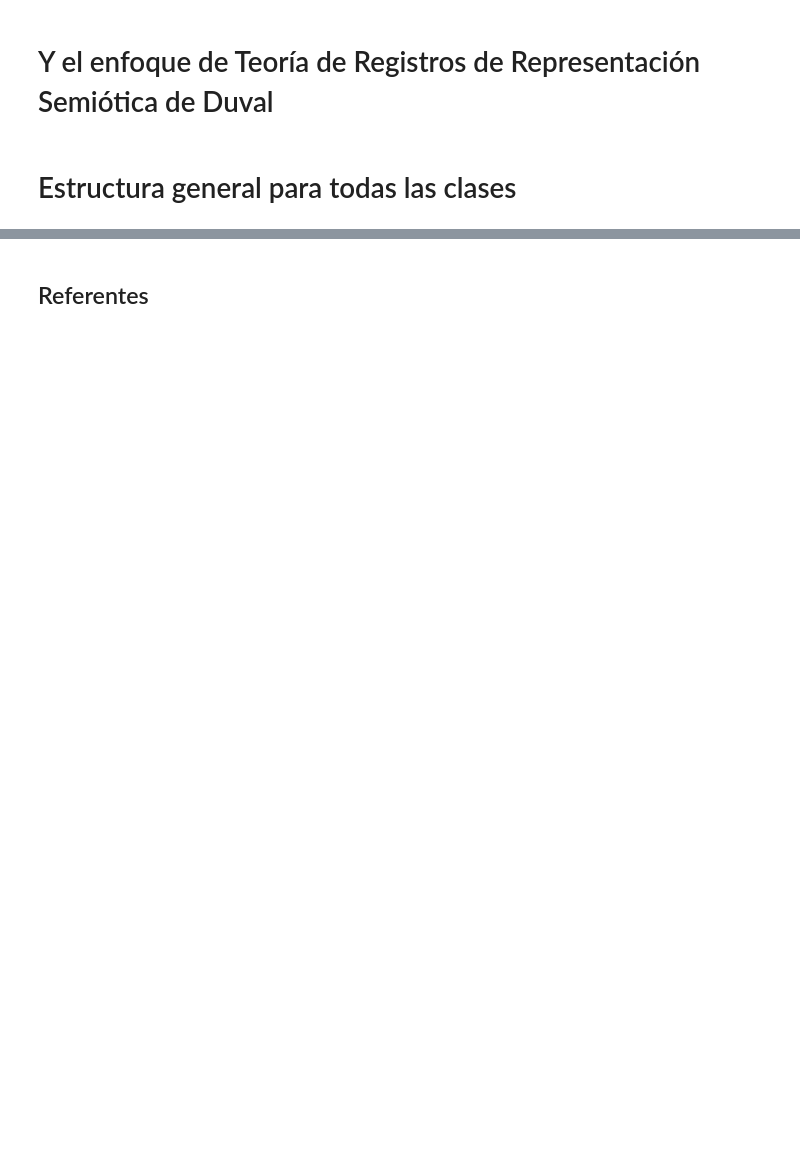
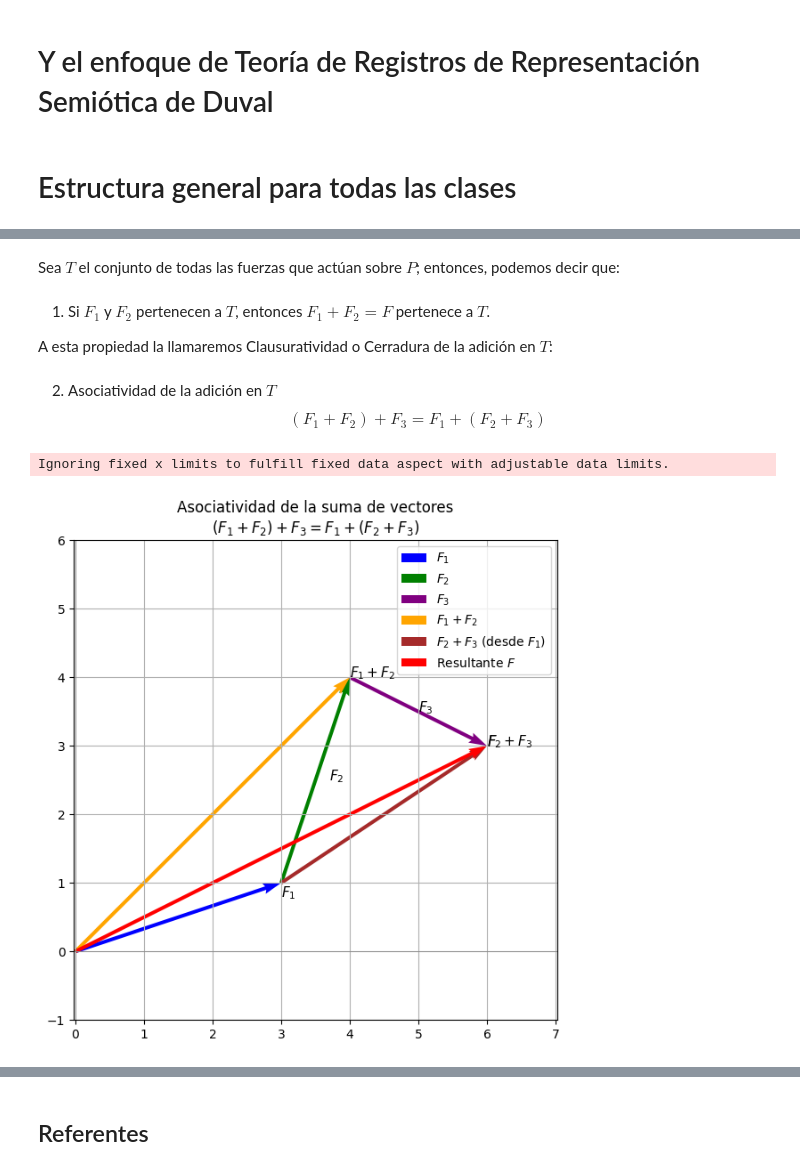
Before and after one commit to marco-canas/linear_algebra, a Jupyter notebook: 3_clases_segun_clara_mejia_laverde/1_cap/1_modulo/1_modulo.ipynb, the cells around one changed output, grey strips where cells are left out. Cells and saved outputs as stored; diff of their text form; code cells hidden in the pictures; blank space fills up the shorter version.

```diff
--- a/3_clases_segun_clara_mejia_laverde/1_cap/1_modulo/1_modulo.ipynb
+++ b/3_clases_segun_clara_mejia_laverde/1_cap/1_modulo/1_modulo.ipynb
@@ -162,0 +249,79 @@ Esta clase la debes diseñar de acuerdo a las siguientes 4 directivas:
+# %% [markdown]
+Sea $T$ el conjunto de todas las fuerzas que actúan sobre $P$; entonces, podemos decir que:
+# %% [markdown]
+1. Si $F_{1}$ y $F_{2}$ pertenecen a $T$, entonces $F_{1} + F_{2} = F$ pertenece a $T$.
+
+A esta propiedad la llamaremos Clausuratividad o Cerradura de la adición en $T$:
+# %% [markdown]
+2. Asociatividad de la adición en $T$
+   $$
+   (F_{1} + F_{2}) + F_{3} = F_{1} + (F_{2} + F_{3})
+   $$
+# %%
+import numpy as np
+import matplotlib.pyplot as plt
+
+# Definición de los vectores
+F1 = np.array([3, 1])
+F2 = np.array([1, 3])
+F3 = np.array([2, -1])
+
+# Sumas parciales
+S12 = F1 + F2          # F1 + F2
+S23 = F2 + F3          # F2 + F3
+
+# Resultante total
+F = F1 + F2 + F3
+
+# Origen
+O = np.array([0, 0])
+
+plt.figure(figsize=(7, 7))
+
+# --- Vectores base ---
+plt.quiver(*O, *F1, angles='xy', scale_units='xy', scale=1,
+           color='blue', label='$F_1$')
+
+plt.quiver(*F1, *F2, angles='xy', scale_units='xy', scale=1,
+           color='green', label='$F_2$')
+
+plt.quiver(*(F1 + F2), *F3, angles='xy', scale_units='xy', scale=1,
+           color='purple', label='$F_3$')
+
+# --- Suma F1 + F2 desde el origen ---
+plt.quiver(*O, *S12, angles='xy', scale_units='xy', scale=1,
+           color='orange', linestyle='dashed', linewidth=2,
+           label='$F_1 + F_2$')
+
+# --- Suma F2 + F3 aplicada en el extremo de F1 ---
+plt.quiver(*F1, *S23, angles='xy', scale_units='xy', scale=1,
+           color='brown', linestyle='dashed', linewidth=2,
+           label='$F_2 + F_3$ (desde $F_1$)')
+
+# --- Resultante final ---
+plt.quiver(*O, *F, angles='xy', scale_units='xy', scale=1,
+           color='red', linewidth=3, label='Resultante $F$')
+
+# Etiquetas
+plt.text(F1[0], F1[1]-0.2, '$F_1$', fontsize=11)
+plt.text((F1 + F2 / 2)[0]+0.2, (F1 + F2 / 2)[1], '$F_2$', fontsize=11)
+plt.text(*(F1 + F2 + F3 / 2), '$F_3$', fontsize=11)
+plt.text(*S12, '$F_1+F_2$', fontsize=11)
+plt.text(*(F1 + S23), '$F_2+F_3$', fontsize=11)
+plt.text(*F, '$F$', fontsize=12)
+
+# Configuración del gráfico
+plt.axhline(0, color='gray', linewidth=0.5)
+plt.axvline(0, color='gray', linewidth=0.5)
+plt.grid(True)
+plt.axis('equal')
+plt.xlim(-1, 8)
+plt.ylim(-1, 6)
+plt.legend()
+plt.title('Asociatividad de la suma de vectores\n$(F_1 + F_2) + F_3 = F_1 + (F_2 + F_3)$')
+
+plt.savefig(r"C:\Users\marco\Downloads\asociatividad_suma_vectores.png")
+plt.show()
+# %% [output]
+Ignoring fixed x limits to fulfill fixed data aspect with adjustable data limits.
+[figure, added]
```
Also changed, not shown: parts of 43 cells of this notebook.
